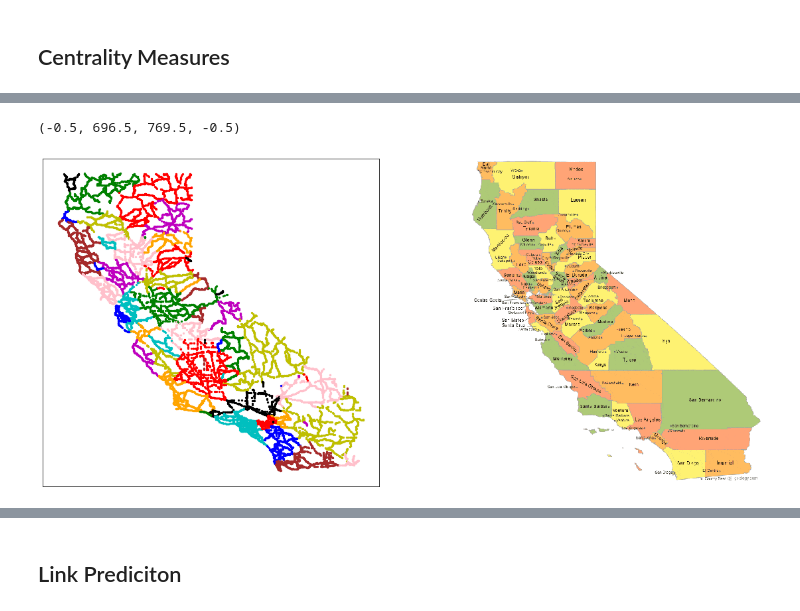
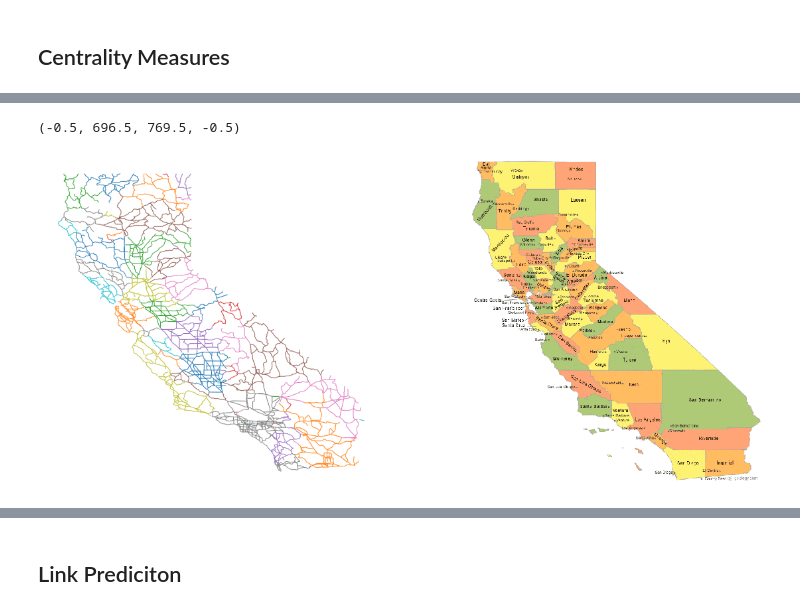
Before and after one commit to Jimmeeee/NA-project, a Jupyter notebook: notebooks/project.ipynb, the cells around one changed output, grey strips where cells are left out. Drawn from its saved outputs; the diff is of its cells as text; code cells hidden in the pictures.

```diff
--- a/notebooks/project.ipynb
+++ b/notebooks/project.ipynb
@@ -264,13 +302,29 @@ TODO: description
 # %%
+# execution may take some time! (ca. 5 min)
+
 from networkx.algorithms import community
 import itertools
 import operator
 
 def mvl(g):
+    """ Find the most valuable edge by a self-defined measure
+
+    Arguments:
+    g -- graph containing the edges to be measured
+
+    Returns:
+    most valuable edge
+    """
     centr = nx.edge_betweenness_centrality(g, weight='length', k=20) # approximate betweeness with 20 nodes
     num_pois = edges_num_pois(g)
-    for i, k in enumerate(centr.keys()):
-        centr[k] = centr[k] - (num_pois[i]/100.0)
+    for k in centr.keys():
+        centr[k] = centr[k] - num_pois[k]*1e-06 # consider betweeness centrality and number of pois on the edge
     return max(centr.items(), key=operator.itemgetter(1))[0]
 
 com_gen = community.girvan_newman(G_merged, most_valuable_edge=mvl)
+
+# generate 58 communities (corresponding to 58 counties)
+k = 0
+while k < 58:
+    communities = next(com_gen)
+    k = len(communities)
@@ -282,6 +330,0 @@ while k < 58:
-# %%
-colorlist = ['g', 'r', 'k', 'm', 'b', 'y', 'brown', 'pink', 'orange', 'c']
-
-plt.figure(figsize=(10,10))
-for i in range(58):
-    nx.draw_networkx_nodes(G_merged, nx.get_node_attributes(G_merged, 'pos'), nodelist = communities[i], node_color=colorlist[i%10], node_size = 5)
@@ -289,0 +331,13 @@ for i in range(58):
+# %%
+colors = []
+for u,v in G_merged.edges:
+    found = False
+    for i in range(58):
+        if not found and u in communities[i] and v in communities[i]:
+            colors.append(plt.cm.tab10(i%10))
+            found = True
+    if not found:
+        colors.append('white')
+
+plt.figure(figsize=(10,10))
+nx.draw(G_merged, nx.get_node_attributes(G_merged, 'pos'), edge_color=colors, node_size = 0.0)
@@ -290,13 +346,13 @@ for i in range(58):
 # %%
 import matplotlib.image as mpimg
 
+# compare communities to real counties
 plt.figure(figsize=(20,20))
 plt.subplot(221)
-for i in range(58):
-    nx.draw_networkx_nodes(G_merged, nx.get_node_attributes(G_merged, 'pos'), nodelist = communities[i], node_color=colorlist[i%10], node_size = 5)
+nx.draw(G_merged, nx.get_node_attributes(G_merged, 'pos'), edge_color=colors, node_size = 0.0)
 plt.subplot(222)
 plt.imshow(mpimg.imread('data/counties.png'))
 plt.axis('off')
 # %% [output]
 (-0.5, 696.5, 769.5, -0.5)
-[figure, old version]
+[figure, new version]
```
Also changed, not shown: parts of 64 cells of this notebook, 1 other file.
